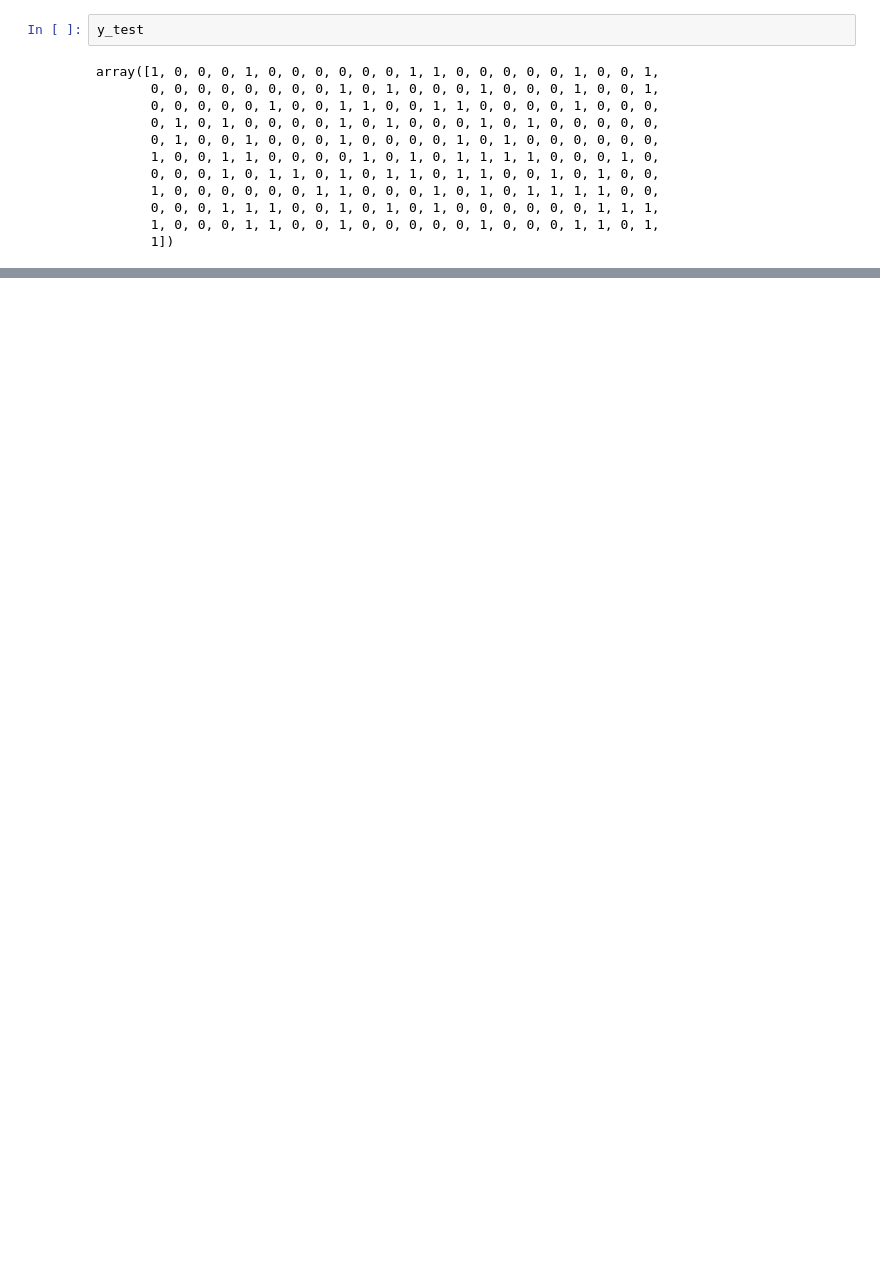
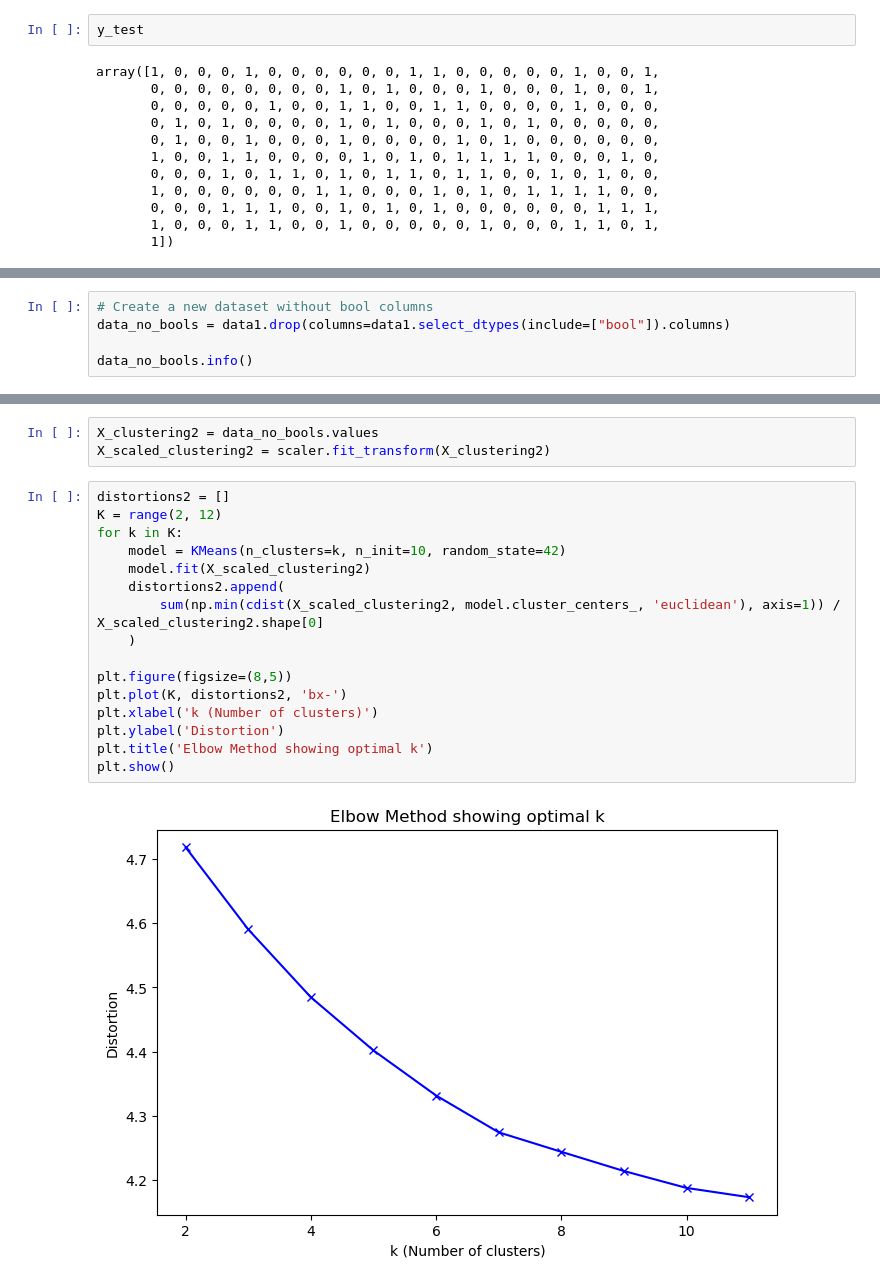
Before and after one commit to Gervig/Business-Intelligence, a Jupyter notebook: MP3/MP3 - Casper.ipynb, the cells around one changed output, grey strips where cells are left out. Drawn from its saved outputs; the diff is of its cells as text; blank space fills up the shorter version.

```diff
--- a/MP3/MP3 - Casper.ipynb
+++ b/MP3/MP3 - Casper.ipynb
@@ -662,0 +773,5 @@ confusion_mat
+# %%
+# Create a new dataset without bool columns
+data_no_bools = data1.drop(columns=data1.select_dtypes(include=["bool"]).columns)
+
+data_no_bools.info()
@@ -662,0 +796,21 @@ confusion_mat
+# %%
+X_clustering2 = data_no_bools.values
+X_scaled_clustering2 = scaler.fit_transform(X_clustering2)
+# %%
+distortions2 = []
+K = range(2, 12)
+for k in K:
+    model = KMeans(n_clusters=k, n_init=10, random_state=42)
+    model.fit(X_scaled_clustering2)
+    distortions2.append(
+        sum(np.min(cdist(X_scaled_clustering2, model.cluster_centers_, 'euclidean'), axis=1)) / X_scaled_clustering2.shape[0]
+    )
+
+plt.figure(figsize=(8,5))
+plt.plot(K, distortions2, 'bx-')
+plt.xlabel('k (Number of clusters)')
+plt.ylabel('Distortion')
+plt.title('Elbow Method showing optimal k')
+plt.show()
+# %% [output]
+[figure, added]
```
Also changed, not shown: parts of 20 cells of this notebook.
